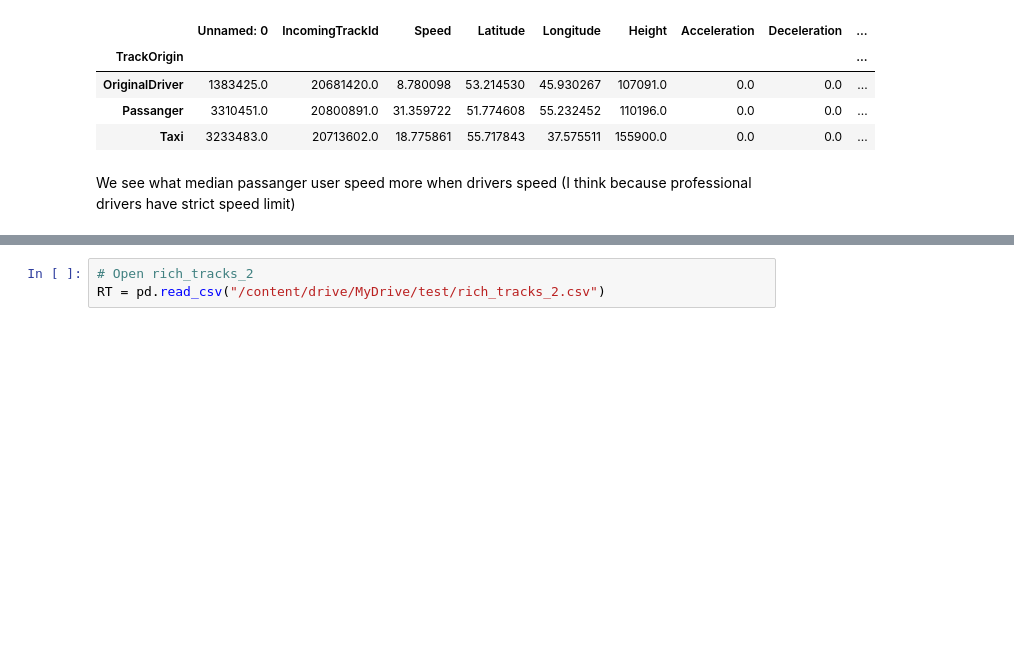
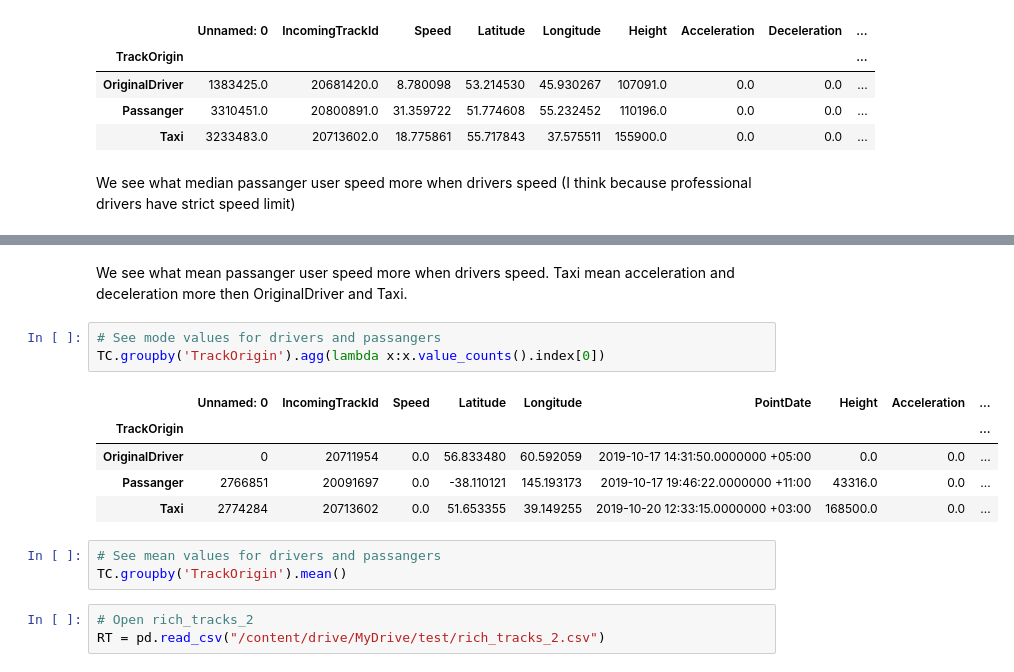
Before and after one commit to Cepera90/test, a Jupyter notebook: test_3.ipynb, the cells around one changed output, grey strips where cells are left out. Cells and saved outputs as stored; diff of their text form; blank space fills up the shorter version.

```diff
--- a/test_3.ipynb
+++ b/test_3.ipynb
@@ -33,3 +42,17 @@ We see what median passanger user speed more when drivers speed (I think because
+# %% [markdown]
+We see what mean passanger user speed more when drivers speed. Taxi mean acceleration and deceleration more then OriginalDriver and Taxi.
+# %%
+# See mode values for drivers and passangers
+TC.groupby('TrackOrigin').agg(lambda x:x.value_counts().index[0])
+# %% [output]
+|  | Unnamed: 0 | IncomingTrackId | Speed | Latitude | Longitude | PointDate | Height | Acceleration | ... |
+| TrackOrigin |  |  |  |  |  |  |  |  | ... |
+| OriginalDriver | 0 | 20711954 | 0.0 | 56.833480 | 60.592059 | 2019-10-17 14:31:50.0000000 +05:00 | 0.0 | 0.0 | ... |
+| Passanger | 2766851 | 20091697 | 0.0 | -38.110121 | 145.193173 | 2019-10-17 19:46:22.0000000 +11:00 | 43316.0 | 0.0 | ... |
+| Taxi | 2774284 | 20713602 | 0.0 | 51.653355 | 39.149255 | 2019-10-20 12:33:15.0000000 +03:00 | 168500.0 | 0.0 | ... |
+# %%
+# See mean values for drivers and passangers
+TC.groupby('TrackOrigin').mean()
 # %%
 # Open rich_tracks_2
 RT = pd.read_csv("/content/drive/MyDrive/test/rich_tracks_2.csv")
```
Also changed, not shown: parts of 2 cells of this notebook.
